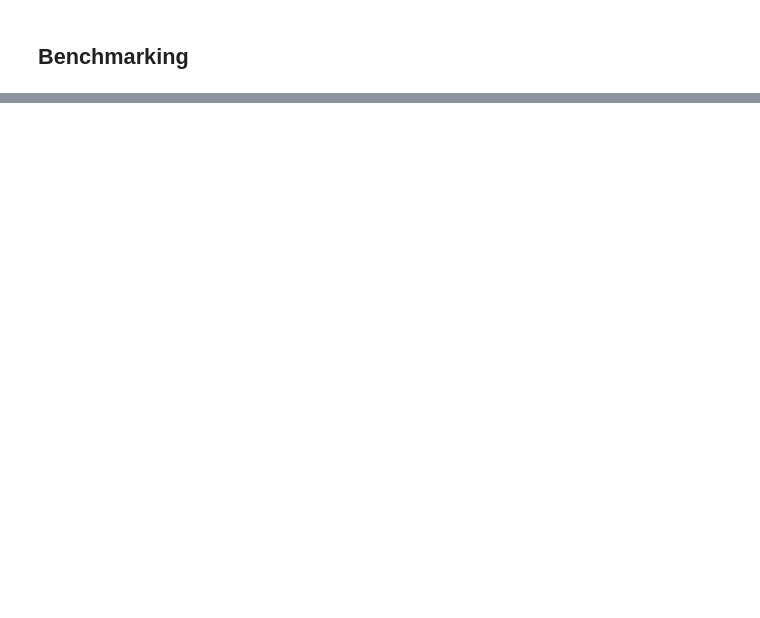
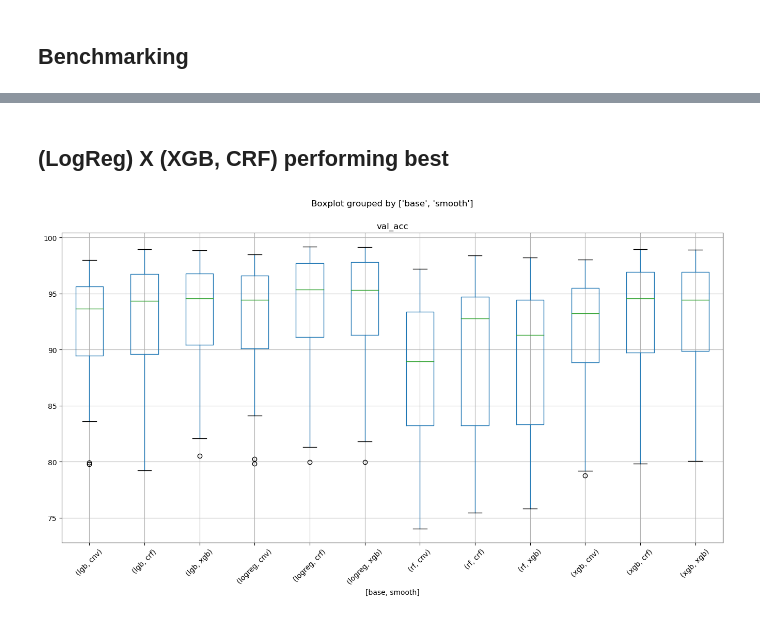
Before and after one commit to AI-sandbox/gnomix, a Jupyter notebook: benchmark/Benchmarking.ipynb, the cells around one changed output, grey strips where cells are left out. Cells and saved outputs as stored; diff of their text form; code cells hidden in the pictures; blank space fills up the shorter version.

```diff
--- a/benchmark/Benchmarking.ipynb
+++ b/benchmark/Benchmarking.ipynb
@@ -98,0 +164,23 @@ for data_path in datasets_benchmark:
+# %%
+base = ["rf", "lgb", "xgb", "logreg"]
+smooth = ["cnv", "xgb", "crf"]
+
+cols = ["base", "smooth","data","gen","bal","snp","val_acc"]
+ACC = [] # (b, s, data, gen, bal, ukb, acc)
+all_accs = np.zeros( (len(base), len(smooth), len(gen_expts), len(datasets_benchmark)) )
+for g, gen_name in enumerate(gen_expts):
+    for d, data_path in enumerate(datasets_benchmark):
+        bm_root = data_path + "generated_data/chm{}/{}/".format(chm,gen_name)
+        metric_path = bm_root + "benchmark_results.pkl"
+        M = load_dict(metric_path)
+
+        v_accs = get_metric(base, smooth, M, "val_acc")
+
+        dat = np.array(bm_root.split("/"))[-5]
+        bal = np.array(bm_root.split("/"))[-6]
+        ukb = np.array(bm_root.split("/"))[-7]
+        for b in base:
+            for s in smooth:
+                ACC += [(b,s,dat,gen_name,bal,ukb,v_accs[b][s])]
+DF = pd.DataFrame(ACC, columns=cols)
+DF
@@ -98,0 +201,7 @@ for data_path in datasets_benchmark:
+# %% [markdown]
+## (LogReg) X (XGB, CRF) performing best
+# %%
+DF.boxplot(column=["val_acc"], by=["snp","base", "smooth"], figsize=(16,8), rot="45")
+plt.show()
+# %% [output]
+[figure, added]
```
Also changed, not shown: parts of 20 cells of this notebook, 1 other file.
